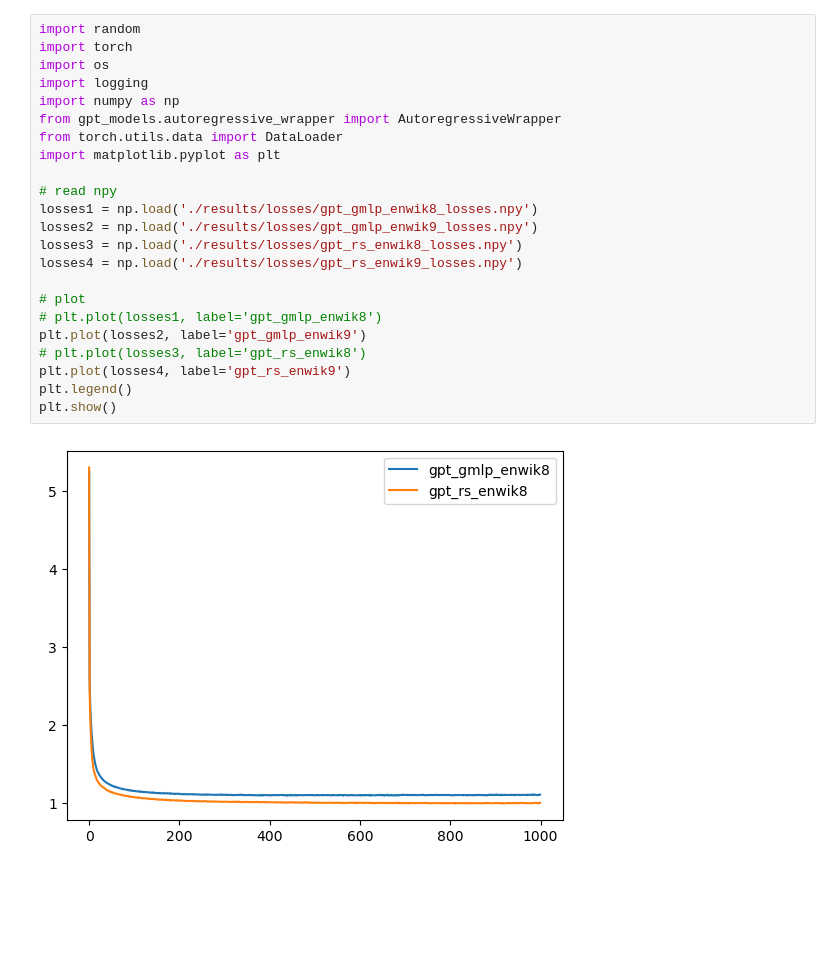
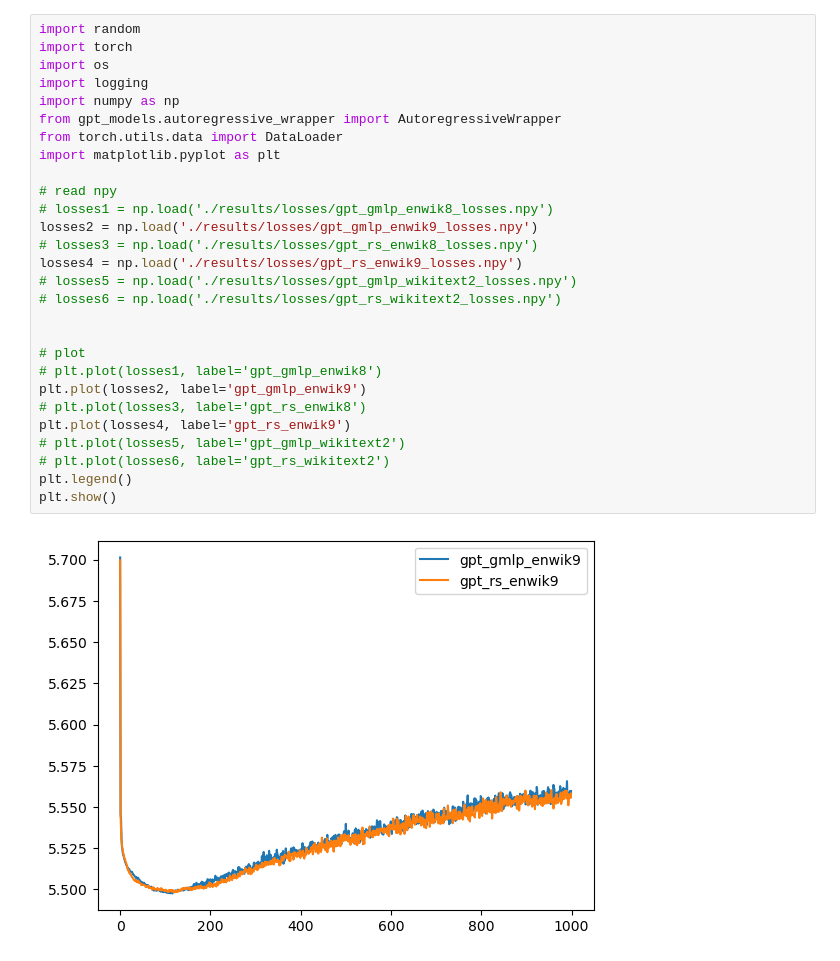
Before and after one commit to liminghao0914/gpt-gmlp-experiments, a Jupyter notebook: plot.ipynb, the cells around one changed output. Drawn from its saved outputs; the diff is of its cells as text; blank space fills up the shorter version.

```diff
--- a/plot.ipynb
+++ b/plot.ipynb
@@ -1,25 +1,30 @@
 # %%
 import random
 import torch
 import os
 import logging
 import numpy as np
 from gpt_models.autoregressive_wrapper import AutoregressiveWrapper
 from torch.utils.data import DataLoader
 import matplotlib.pyplot as plt
 
 # read npy
-losses1 = np.load('./results/losses/gpt_gmlp_enwik8_losses.npy')
+# losses1 = np.load('./results/losses/gpt_gmlp_enwik8_losses.npy')
 losses2 = np.load('./results/losses/gpt_gmlp_enwik9_losses.npy')
-losses3 = np.load('./results/losses/gpt_rs_enwik8_losses.npy')
+# losses3 = np.load('./results/losses/gpt_rs_enwik8_losses.npy')
 losses4 = np.load('./results/losses/gpt_rs_enwik9_losses.npy')
+# losses5 = np.load('./results/losses/gpt_gmlp_wikitext2_losses.npy')
+# losses6 = np.load('./results/losses/gpt_rs_wikitext2_losses.npy')
+
 
 # plot
 # plt.plot(losses1, label='gpt_gmlp_enwik8')
 plt.plot(losses2, label='gpt_gmlp_enwik9')
 # plt.plot(losses3, label='gpt_rs_enwik8')
 plt.plot(losses4, label='gpt_rs_enwik9')
+# plt.plot(losses5, label='gpt_gmlp_wikitext2')
+# plt.plot(losses6, label='gpt_rs_wikitext2')
 plt.legend()
 plt.show()
 # %% [output]
-[figure, old version]
+[figure, new version]
```
Also changed, not shown: 4 other files.
